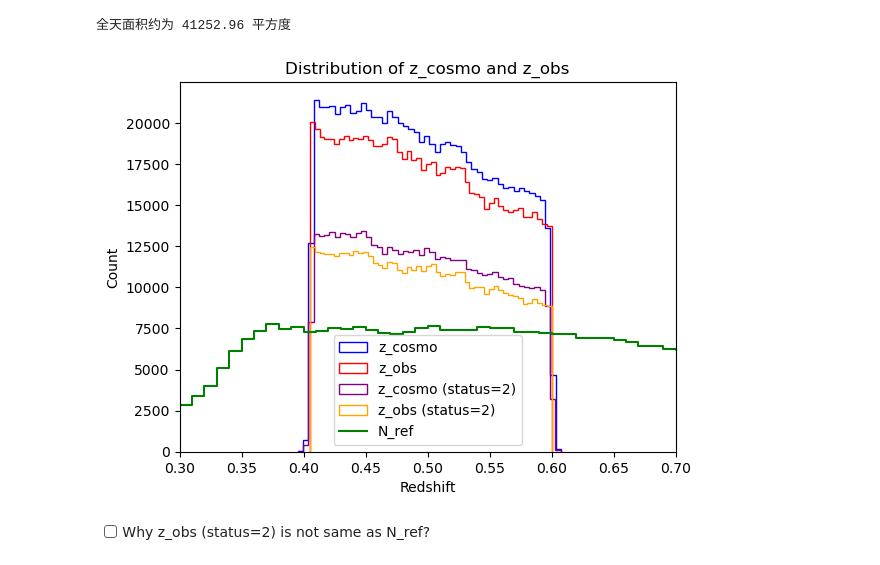
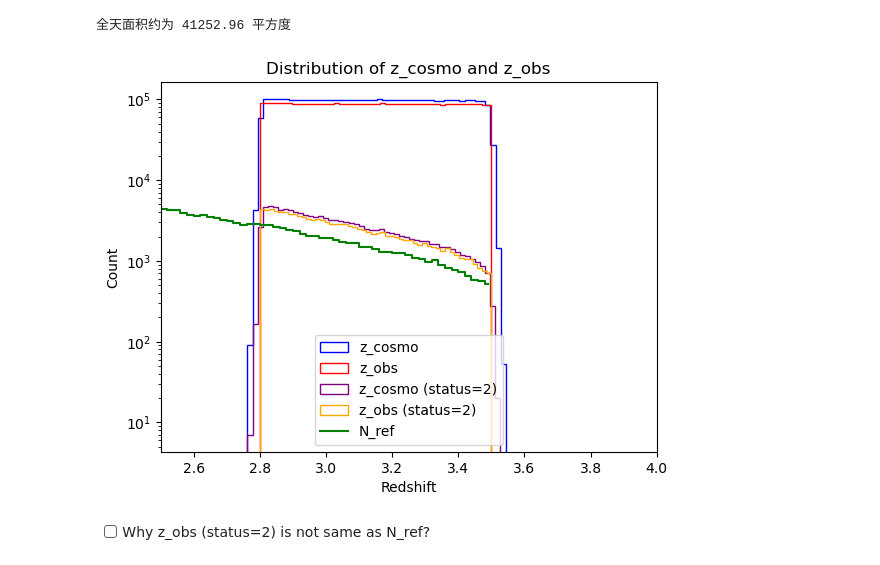
Before and after one commit to SiyiZhao/fihobi, a Jupyter notebook: lightcone/output.ipynb, the cells around one changed output. Cells and saved outputs as stored; diff of their text form; code cells hidden in the pictures.

Commit message:
cutsky demo works

```diff
--- a/lightcone/output.ipynb
+++ b/lightcone/output.ipynb
@@ -6,7 +6,7 @@ In this notebook, we show the output of `cutsky`.
 import numpy as np
 import matplotlib.pyplot as plt
 # %%
-data = np.loadtxt('/pscratch/sd/s/siyizhao/fihobi/lc_test/NGC.dat')
+data = np.loadtxt('/pscratch/sd/s/siyizhao/fihobi/lc_test/test_prep_cutsky/cutsky_N_2.8_3.5.dat')
 # %%
 ra = data[:,0]
 dec = data[:,1]
@@ -71,29 +71,31 @@ def angular_diameter_distance(z):
     return comoving_distance(z) / (1 + z)
 # %%
 # nz_ref = np.loadtxt('/global/cfs/cdirs/desi/survey/catalogs/DA2/LSS/loa-v1/LSScats/v1.1/PIP/LRG_NGC_nz.txt')
-nz_ref = np.loadtxt('/global/cfs/cdirs/desi/survey/catalogs/DA2/LSS/loa-v1/LSScats/v2/PIP/LRG_NGC_nz.txt')
-area = 6612.2136 #deg^2
+nz_ref = np.loadtxt('/global/cfs/cdirs/desi/survey/catalogs/DA2/LSS/loa-v1/LSScats/v2/PIP/QSO_SGC_nz.txt')
+area = 3754.5608 #deg^2
 zmid = nz_ref[:,0]
 zlow = nz_ref[:,1]
 zhigh = nz_ref[:,2]
 N_ref = np.zeros(len(zmid))
 for i in range(len(zmid)):
-    V_zbin = area/3 * (np.pi/180)**2 * ( angular_diameter_distance(zhigh[i])**3 - angular_diameter_distance(zlow[i])**3 ) # (Mpc/h)^3
+    # V_zbin = area/3 * (np.pi/180)**2 * ( angular_diameter_distance(zhigh[i])**3 - angular_diameter_distance(zlow[i])**3 ) # (Mpc/h)^3
+    V_zbin = area/3 * (np.pi/180)**2 * ( comoving_distance(zhigh[i])**3 - comoving_distance(zlow[i])**3 ) # (Mpc/h)^3
     N_ref[i] = nz_ref[i,3] * V_zbin
 # %%
 plt.hist(z_cosmo, bins=50, histtype='step', label='z_cosmo', color='blue')
 plt.hist(z_obs, bins=50, histtype='step', label='z_obs', color='red')
 plt.hist(z_cosmo[status == 2], bins=50, histtype='step', label='z_cosmo (status=2)', color='purple')
 plt.hist(z_obs[status == 2], bins=50, histtype='step', label='z_obs (status=2)', color='orange')
 plt.plot(zmid, N_ref, drawstyle='steps-mid', label='N_ref', color='green')
-plt.xlim(0.3, 0.7)
+plt.xlim(2.5, 4)
+plt.yscale('log')
 plt.xlabel('Redshift')
 plt.ylabel('Count')
 plt.title('Distribution of z_cosmo and z_obs')
 plt.legend()
 plt.show()
 # %% [output]
-[figure, old version]
+[figure, new version]
 # %% [markdown]
 - [ ] Why z_obs (status=2) is not same as N_ref?
 # %% [markdown]
```
Also changed, not shown: parts of 4 cells of this notebook, 4 other files.
